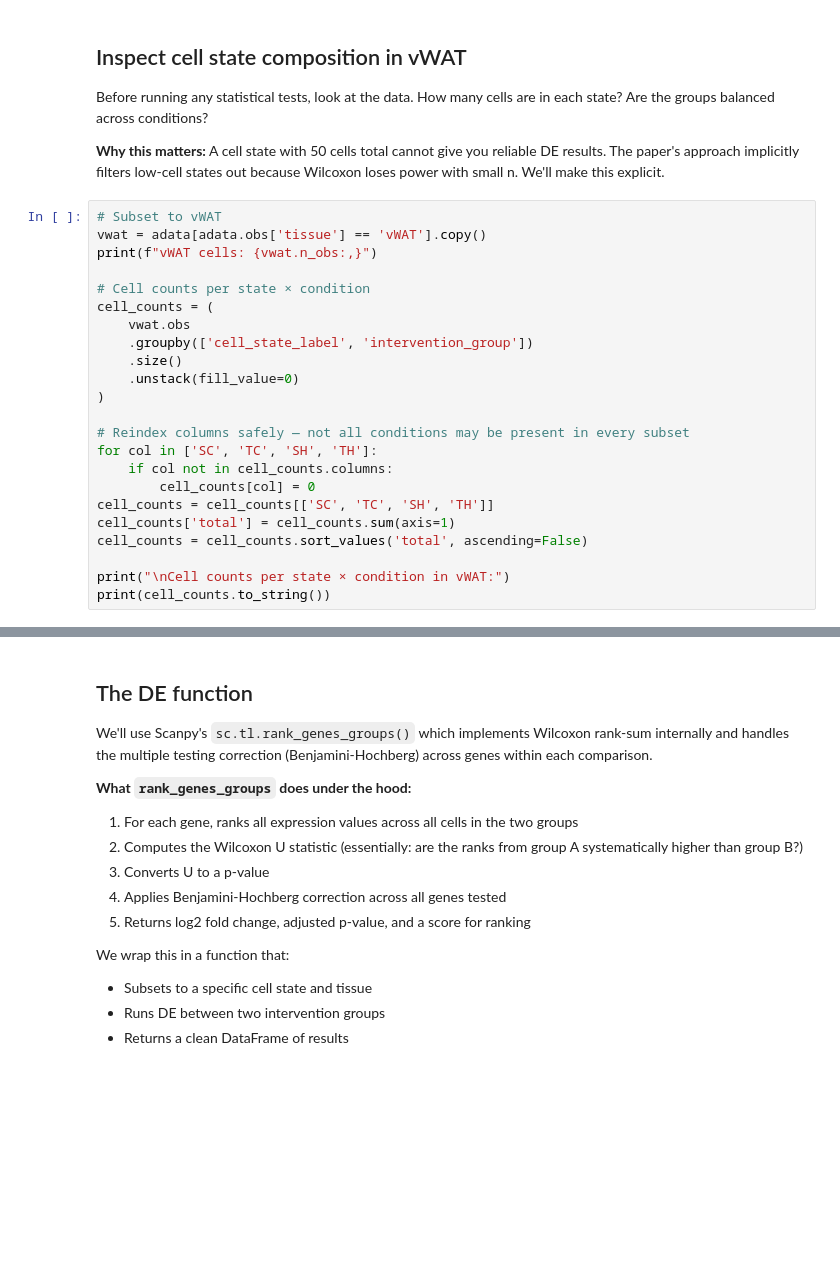
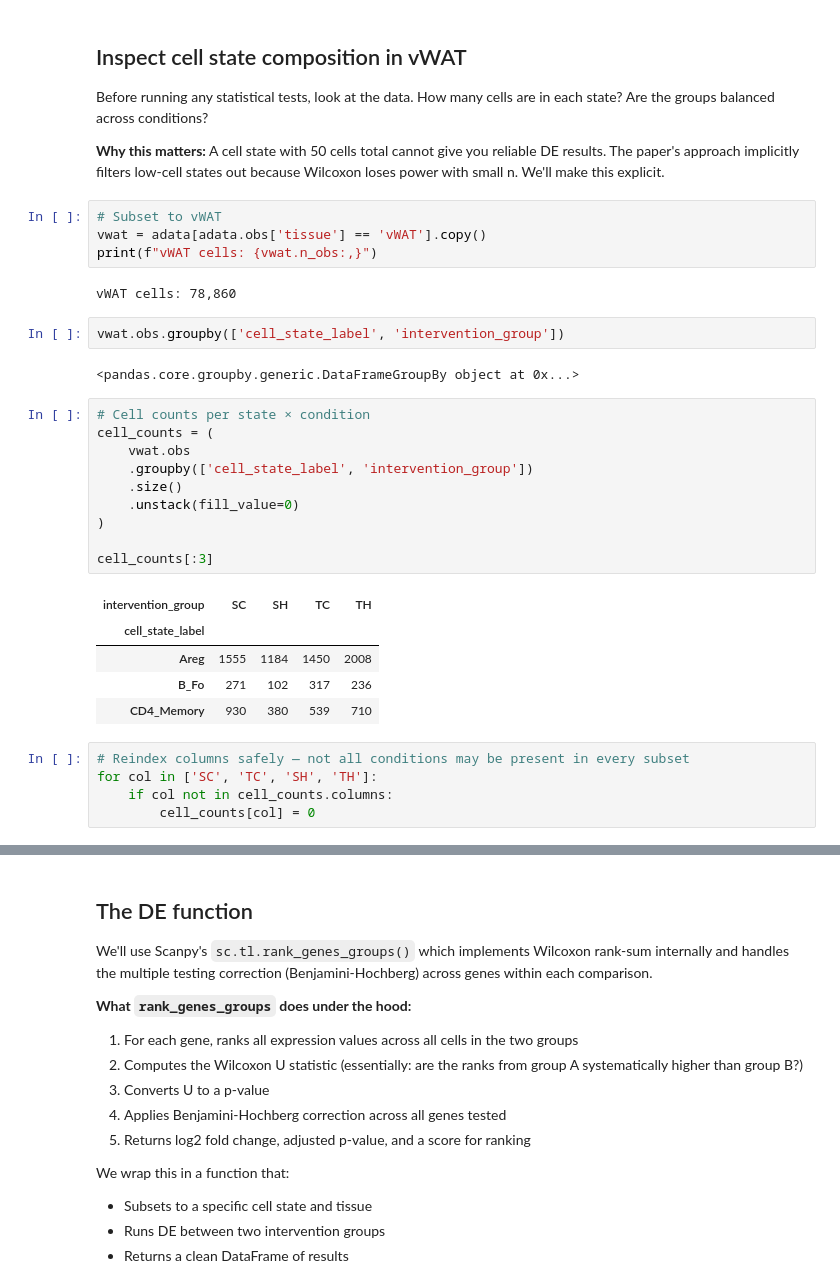
Before and after one commit to JeffKatzy/mice-exercise, a Jupyter notebook: python_pipeline/7c_cell_state_differential_expression.ipynb, the cells around one changed output, grey strips where cells are left out. Drawn from its saved outputs; the diff is of its cells as text; blank space fills up the shorter version.

```diff
--- a/python_pipeline/7c_cell_state_differential_expression.ipynb
+++ b/python_pipeline/7c_cell_state_differential_expression.ipynb
@@ -97,26 +110,34 @@ print(f"Tissues: {sorted(adata.obs['tissue'].unique())}")
 Before running any statistical tests, look at the data. How many cells are in each state? Are the groups balanced across conditions?
 
 **Why this matters:** A cell state with 50 cells total cannot give you reliable DE results. The paper's approach implicitly filters low-cell states out because Wilcoxon loses power with small n. We'll make this explicit.
+# %%
+# Subset to vWAT
+vwat = adata[adata.obs['tissue'] == 'vWAT'].copy()
+print(f"vWAT cells: {vwat.n_obs:,}")
+# %% [output]
+vWAT cells: 78,860
+# %%
+vwat.obs.groupby(['cell_state_label', 'intervention_group'])
+# %% [output]
+<pandas.core.groupby.generic.DataFrameGroupBy object at 0x...>
+# %%
+# Cell counts per state × condition
+cell_counts = (
+    vwat.obs
+    .groupby(['cell_state_label', 'intervention_group'])
+    .size()
+    .unstack(fill_value=0)
+)
+
+cell_counts[:3]
+# %% [output]
+| intervention_group | SC | SH | TC | TH |
+| cell_state_label |  |  |  |  |
+| Areg | 1555 | 1184 | 1450 | 2008 |
+| B_Fo | 271 | 102 | 317 | 236 |
+| CD4_Memory | 930 | 380 | 539 | 710 |
 # %%
-# Subset to vWAT
-vwat = adata[adata.obs['tissue'] == 'vWAT'].copy()
-print(f"vWAT cells: {vwat.n_obs:,}")
-
-# Cell counts per state × condition
-cell_counts = (
-    vwat.obs
-    .groupby(['cell_state_label', 'intervention_group'])
-    .size()
-    .unstack(fill_value=0)
-)
-
 # Reindex columns safely — not all conditions may be present in every subset
 for col in ['SC', 'TC', 'SH', 'TH']:
     if col not in cell_counts.columns:
         cell_counts[col] = 0
-cell_counts = cell_counts[['SC', 'TC', 'SH', 'TH']]
-cell_counts['total'] = cell_counts.sum(axis=1)
-cell_counts = cell_counts.sort_values('total', ascending=False)
-
-print("\nCell counts per state × condition in vWAT:")
-print(cell_counts.to_string())
```
Also changed, not shown: parts of 19 cells of this notebook, 30 other files.
